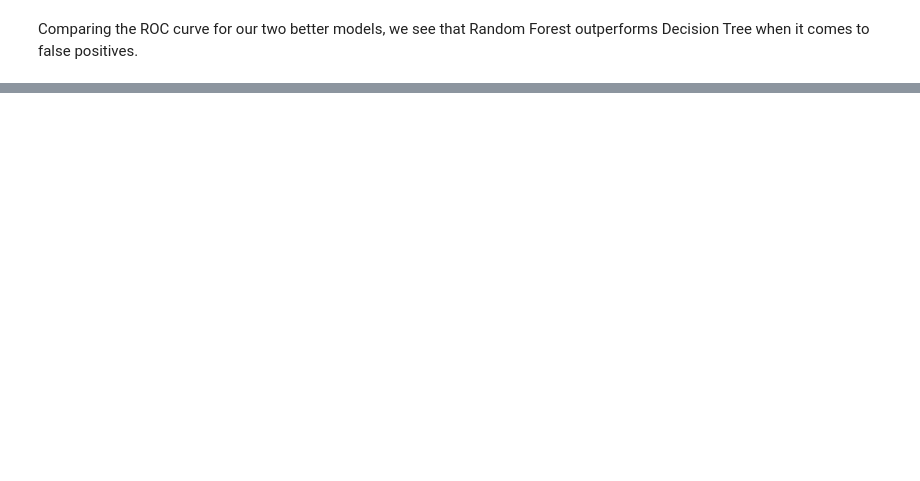
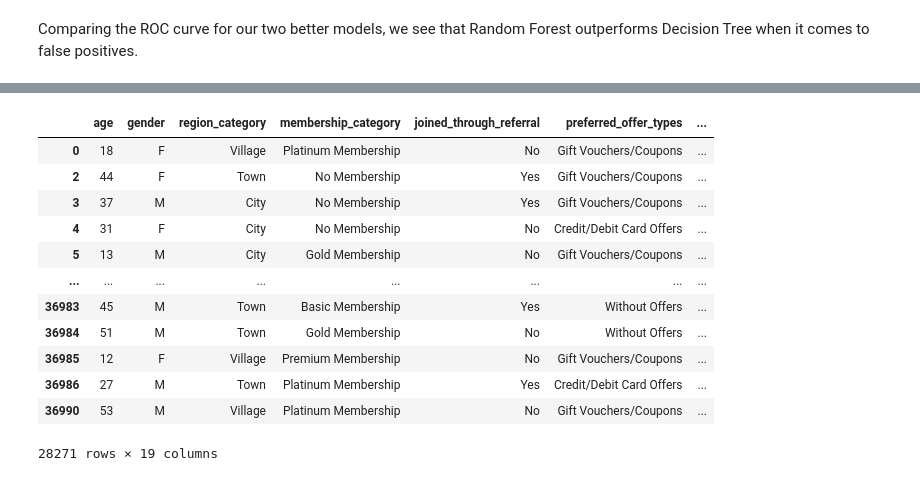
Before and after one commit to npagrawal/Churn-Rate-Machine-Learning, a Jupyter notebook: Notebook Scratch.ipynb, the cells around one changed output, grey strips where cells are left out. Drawn from its saved outputs; the diff is of its cells as text; code cells hidden in the pictures; blank space fills up the shorter version.

```diff
--- a/Notebook Scratch.ipynb
+++ b/Notebook Scratch.ipynb
@@ -382,0 +475,26 @@ cvtree.best_score_
+# %%
+df = pd.read_csv("data/churn.csv")
+
+# replacing missing values with np.nan
+df["gender"] = df["gender"].replace("Unknown", np.nan)
+df["joined_through_referral"] = df["joined_through_referral"].replace("?", np.nan)
+df["days_since_last_login"] = df["days_since_last_login"].replace(-999, np.nan)
+df["complaint_status"] = df["complaint_status"].replace("No Information Available", np.nan)
+
+# removing numerical columns with unreadable negative values
+df = df.loc[df["avg_time_spent"] >= 0]
+df = df.loc[df["points_in_wallet"] >= 0]
+
+# converting avg_freq_login_days to rounded floats
+df["avg_frequency_login_days"] = df["avg_frequency_login_days"].replace('Error', np.nan)
+df["avg_frequency_login_days"] = df["avg_frequency_login_days"].astype(float)
+df["avg_frequency_login_days"] = df["avg_frequency_login_days"].round(2)
+df = df.loc[df["avg_frequency_login_days"] >= 0]
+
+# convert joining_date to age of account
+df["joining_date"]= pd.to_datetime(df["joining_date"])
+df["age_of_account_in_days"] = (df["joining_date"] - df["joining_date"].min()).astype(str)
+df["age_of_account_in_days"] = df["age_of_account_in_days"].str.split('days').str[0]
+df["age_of_account_in_days"] = df["age_of_account_in_days"].astype(int)
+
+df = df.drop(columns = ["Unnamed: 0", "security_no", "referral_id", "last_visit_time", "joining_date"])
@@ -382,0 +508,5 @@ cvtree.best_score_
+# %%
+y = df["churn_risk_score"]
+X = df.drop(columns="churn_risk_score")
+
+X_train, X_test, y_train, y_test = train_test_split(X, y, stratify = y, test_size=0.5, random_state=42)
@@ -382,0 +528,16 @@ cvtree.best_score_
+# %%
+X
+# %% [output]
+|  | age | gender | region_category | membership_category | joined_through_referral | preferred_offer_types | ... |
+| 0 | 18 | F | Village | Platinum Membership | No | Gift Vouchers/Coupons | ... |
+| 2 | 44 | F | Town | No Membership | Yes | Gift Vouchers/Coupons | ... |
+| 3 | 37 | M | City | No Membership | Yes | Gift Vouchers/Coupons | ... |
+| 4 | 31 | F | City | No Membership | No | Credit/Debit Card Offers | ... |
+| 5 | 13 | M | City | Gold Membership | No | Gift Vouchers/Coupons | ... |
+| ... | ... | ... | ... | ... | ... | ... | ... |
+| 36983 | 45 | M | Town | Basic Membership | Yes | Without Offers | ... |
+| 36984 | 51 | M | Town | Gold Membership | No | Without Offers | ... |
+| 36985 | 12 | F | Village | Premium Membership | No | Gift Vouchers/Coupons | ... |
+| 36986 | 27 | M | Town | Platinum Membership | Yes | Credit/Debit Card Offers | ... |
+| 36990 | 53 | M | Village | Platinum Membership | No | Gift Vouchers/Coupons | ... |
+28271 rows × 19 columns
```
Also changed, not shown: parts of 36 cells of this notebook.
